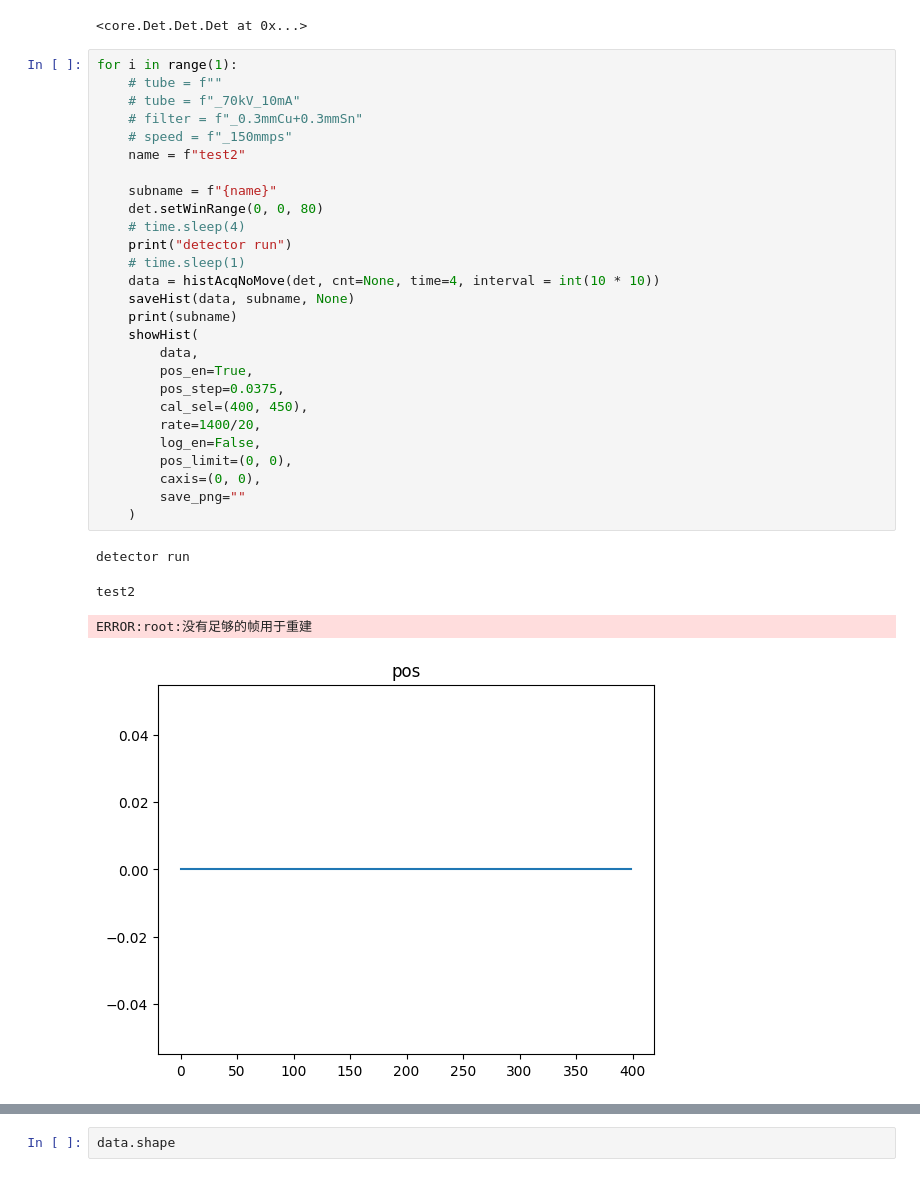
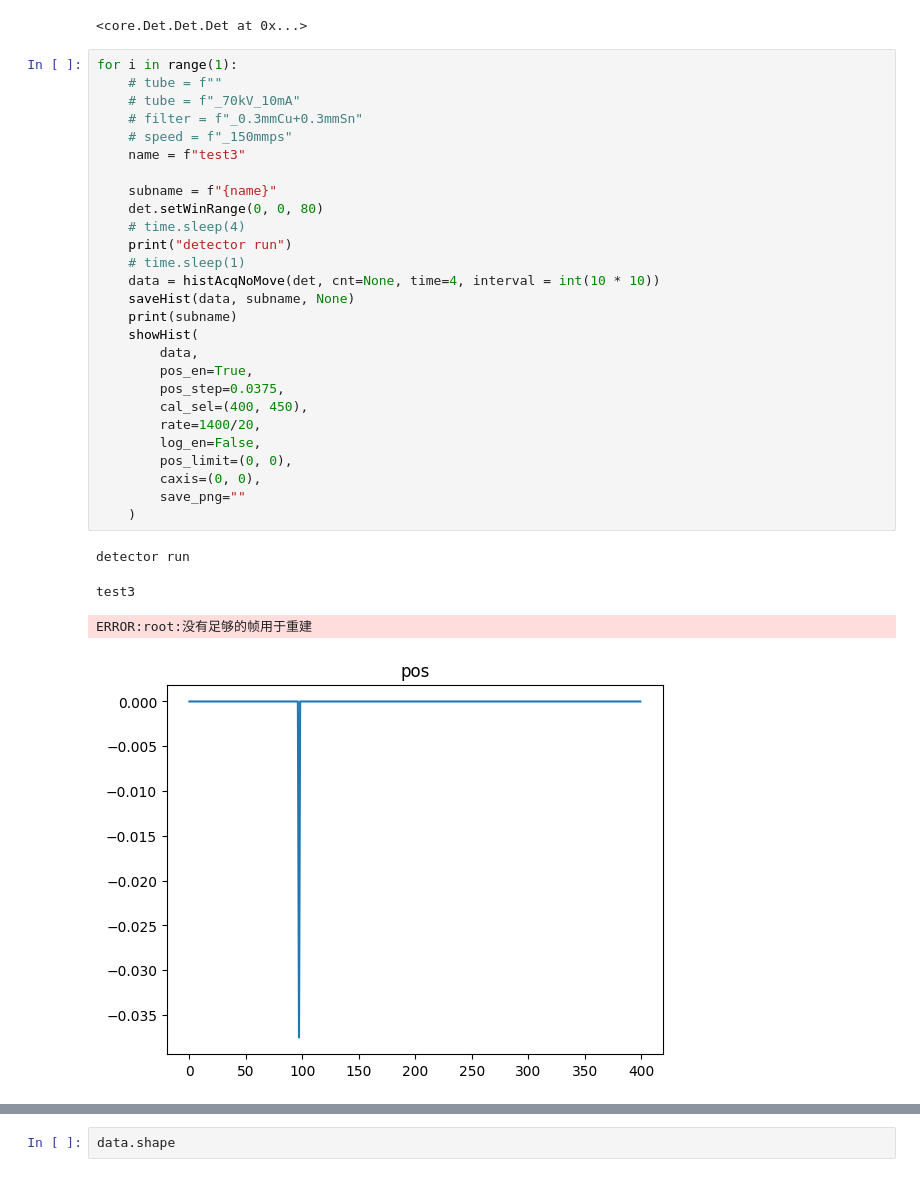
Before and after one commit to hqllab/Acq_gui, a Jupyter notebook: src/cor.ipynb, the cells around one changed output, grey strips where cells are left out. Saved outputs shown, nothing was run; the diff lists cells and outputs as text.

```diff
--- a/src/cor.ipynb
+++ b/src/cor.ipynb
@@ -94,35 +94,35 @@ det.setWinNum(4)
 # %%
 for i in range(1):
     # tube = f""
     # tube = f"_70kV_10mA"
     # filter = f"_0.3mmCu+0.3mmSn"
     # speed = f"_150mmps"
-    name = f"test2"
+    name = f"test3"
 
     subname = f"{name}"
     det.setWinRange(0, 0, 80)
     # time.sleep(4)
     print("detector run")
     # time.sleep(1)
     data = histAcqNoMove(det, cnt=None, time=4, interval = int(10 * 10))
     saveHist(data, subname, None)
     print(subname)
     showHist(
         data,
         pos_en=True,
         pos_step=0.0375,
         cal_sel=(400, 450),
         rate=1400/20,
         log_en=False,
         pos_limit=(0, 0),
         caxis=(0, 0),
         save_png=""
     )
 # %% [output]
 detector run
-test2
+test3
 ERROR:root:没有足够的帧用于重建
-[figure, old version]
+[figure, new version]
 [figure]
 # %%
 data.shape
```
Also changed, not shown: parts of 1 cell of this notebook, 7 other files.
